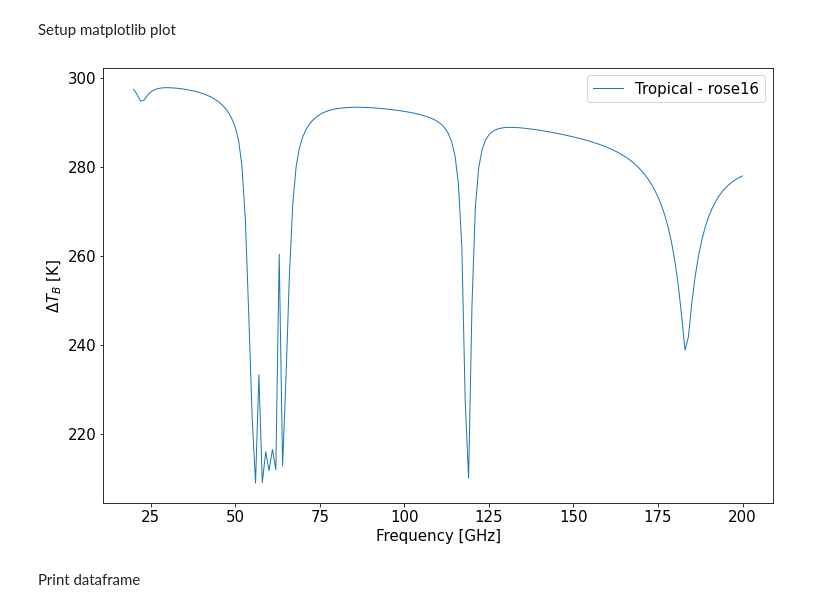
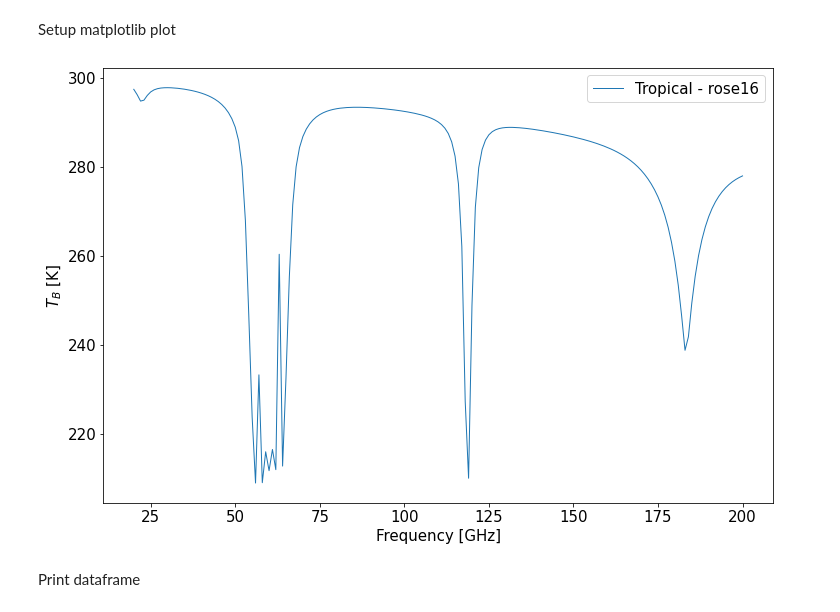
Before and after one commit to SatCloP/pyrtlib, a Jupyter notebook: docs/source/tutorial.ipynb, the cells around one changed output. Cells and saved outputs as stored; diff of their text form; code cells hidden in the pictures.

```diff
--- a/docs/source/tutorial.ipynb
+++ b/docs/source/tutorial.ipynb
@@ -48,19 +48,19 @@ Setup matplotlib plot
 # %%
 fig, ax = plt.subplots(1, 1, figsize=(12,8))
 ax.set_xlabel('Frequency [GHz]')
-ax.set_ylabel('$\Delta {T_B}$ [K]')
+ax.set_ylabel('${T_B}$ [K]')
 
 rte = BTCloudRTE(z, p, t, rh, frq, ang)
 rte.init_absmdl(mdl)
 df = rte.execute()
 
 df = df.set_index(frq)
 df.tbtotal.plot(ax=ax, linewidth=1, label='{} - {}'.format(atm[atmp.TROPICAL], mdl))
 
 ax.legend()
 plt.show()
 # %% [output]
-[figure, old version]
+[figure, new version]
 # %% [markdown]
 Print dataframe
 # %%
```
Also changed, not shown: 13 other files.
